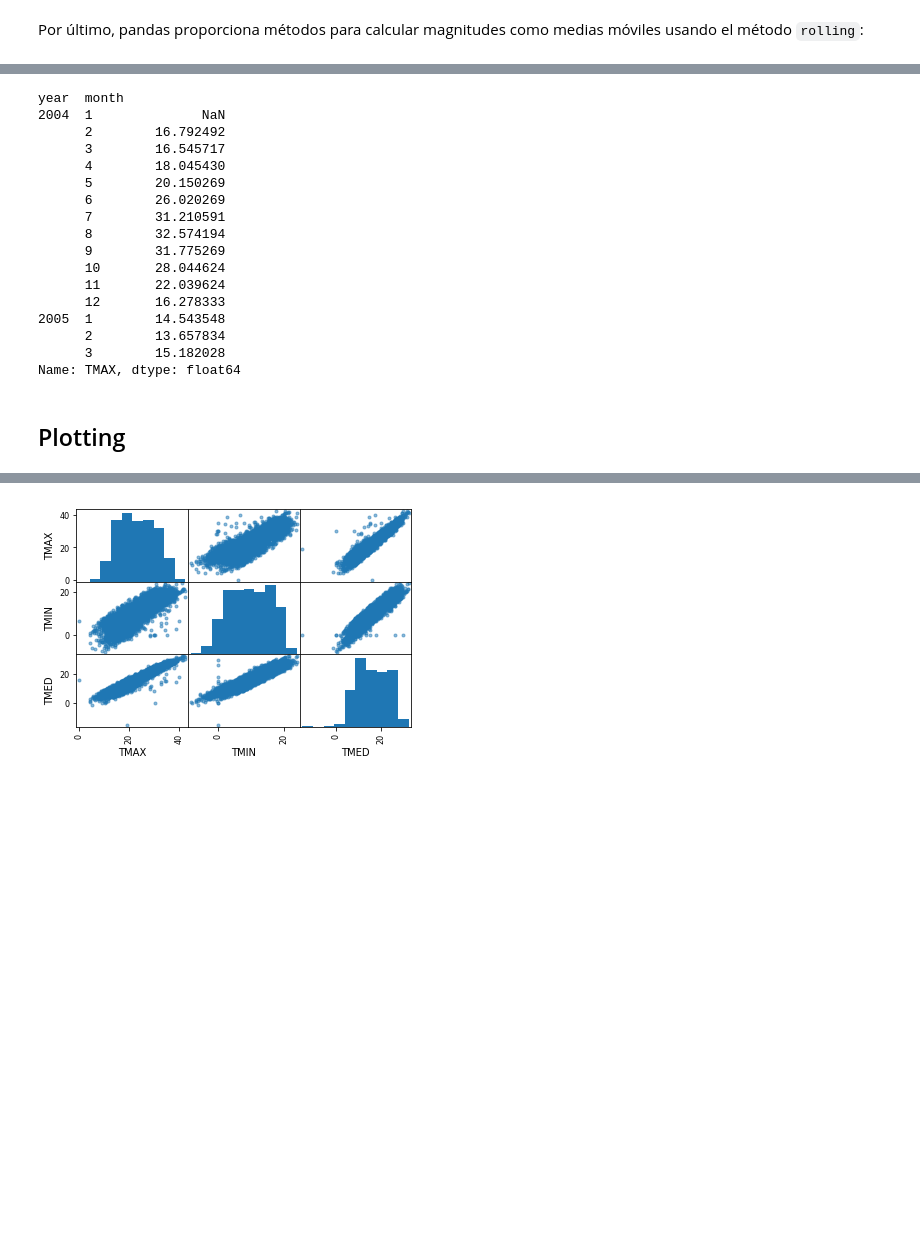
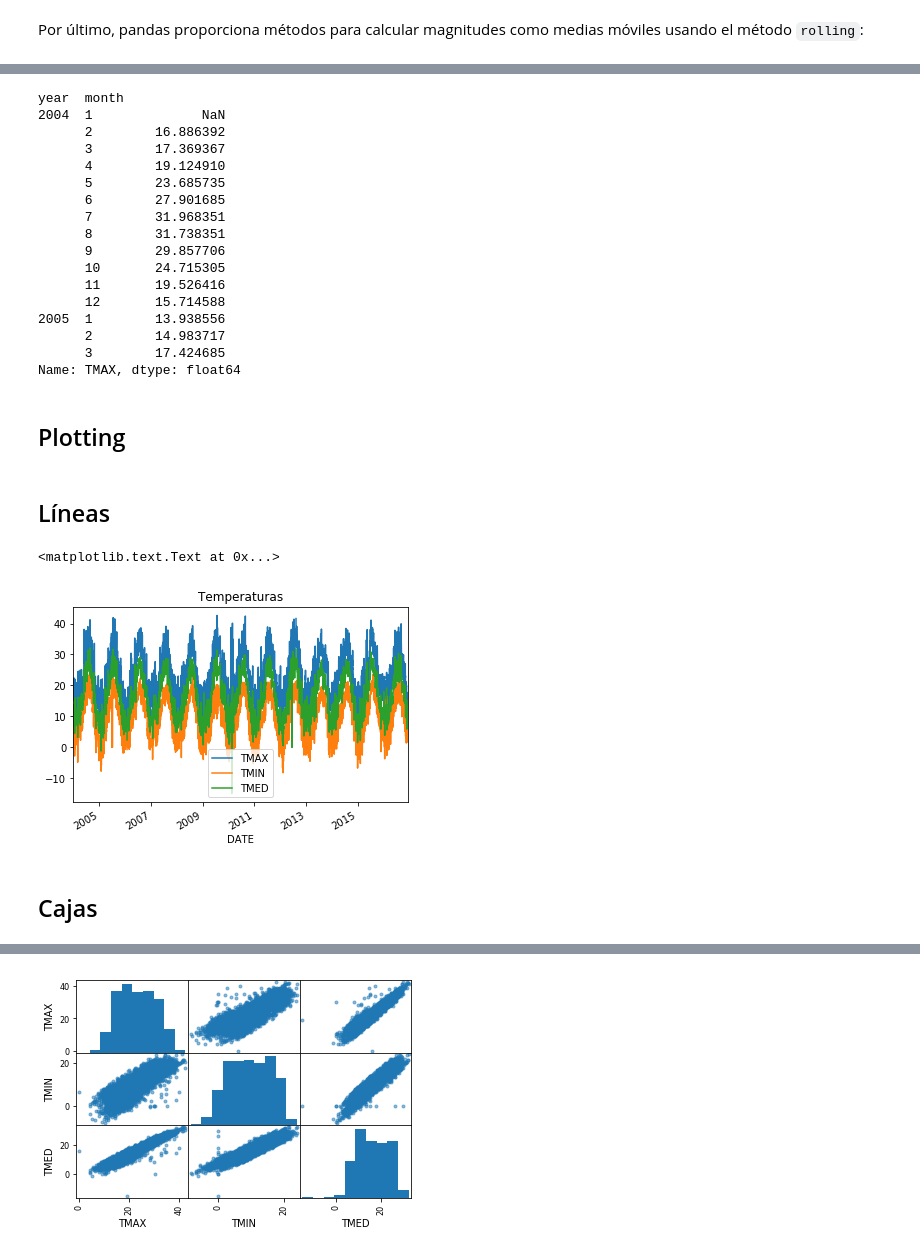
Before and after one commit to AeroPython/Curso_AeroPython, a Jupyter notebook: notebooks_completos/050-Pandas-Intro.ipynb, the cells around one changed output, grey strips where cells are left out. Cells and saved outputs as stored; diff of their text form; code cells hidden in the pictures; blank space fills up the shorter version.

```diff
--- a/notebooks_completos/050-Pandas-Intro.ipynb
+++ b/notebooks_completos/050-Pandas-Intro.ipynb
@@ -299,22 +360,34 @@ Name: TMAX, dtype: float64
 # %%
-monthly.mean().loc[:, "TMAX"].rolling(2, center=True).mean().head(15)
+# Media trimensual centrada
+monthly_mean.TMAX.rolling(3, center=True).mean().head(15)
 # %% [output]
 year  month
 2004  1              NaN
-      2        16.792492
-      3        16.545717
-      4        18.045430
-      5        20.150269
-      6        26.020269
-      7        31.210591
-      8        32.574194
-      9        31.775269
-      10       28.044624
-      11       22.039624
-      12       16.278333
-2005  1        14.543548
-      2        13.657834
-      3        15.182028
+      2        16.886392
+      3        17.369367
+      4        19.124910
+      5        23.685735
+      6        27.901685
+      7        31.968351
+      8        31.738351
+      9        29.857706
+      10       24.715305
+      11       19.526416
+      12       15.714588
+2005  1        13.938556
+      2        14.983717
+      3        17.424685
 Name: TMAX, dtype: float64
 # %% [markdown]
 ## Plotting
+# %% [markdown]
+## Líneas
+# %%
+# Pintar la temperatura máx, min, med
+data.plot(y=["TMAX", "TMIN", "TMED"])
+plt.title('Temperaturas')
+# %% [output]
+<matplotlib.text.Text at 0x...>
+[figure, added]
+# %% [markdown]
+## Cajas
```
Also changed, not shown: parts of 37 cells of this notebook.
